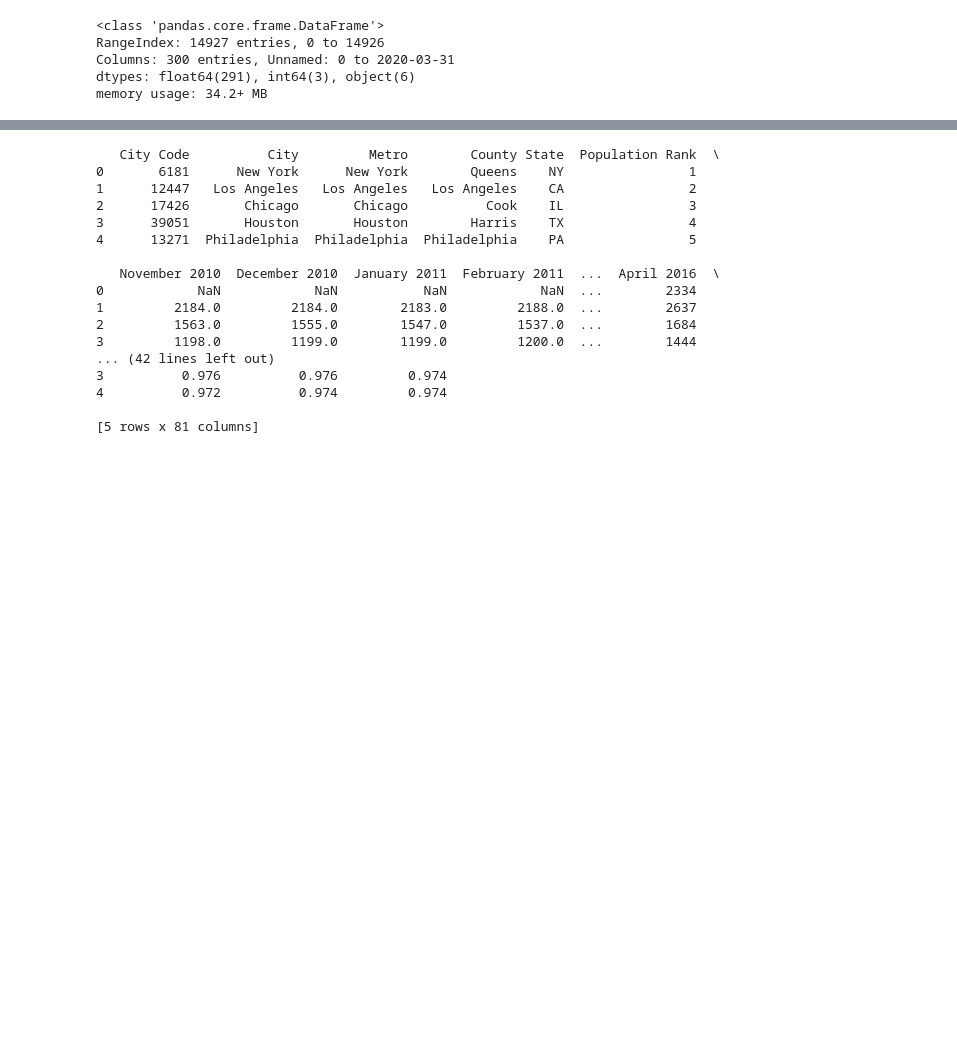
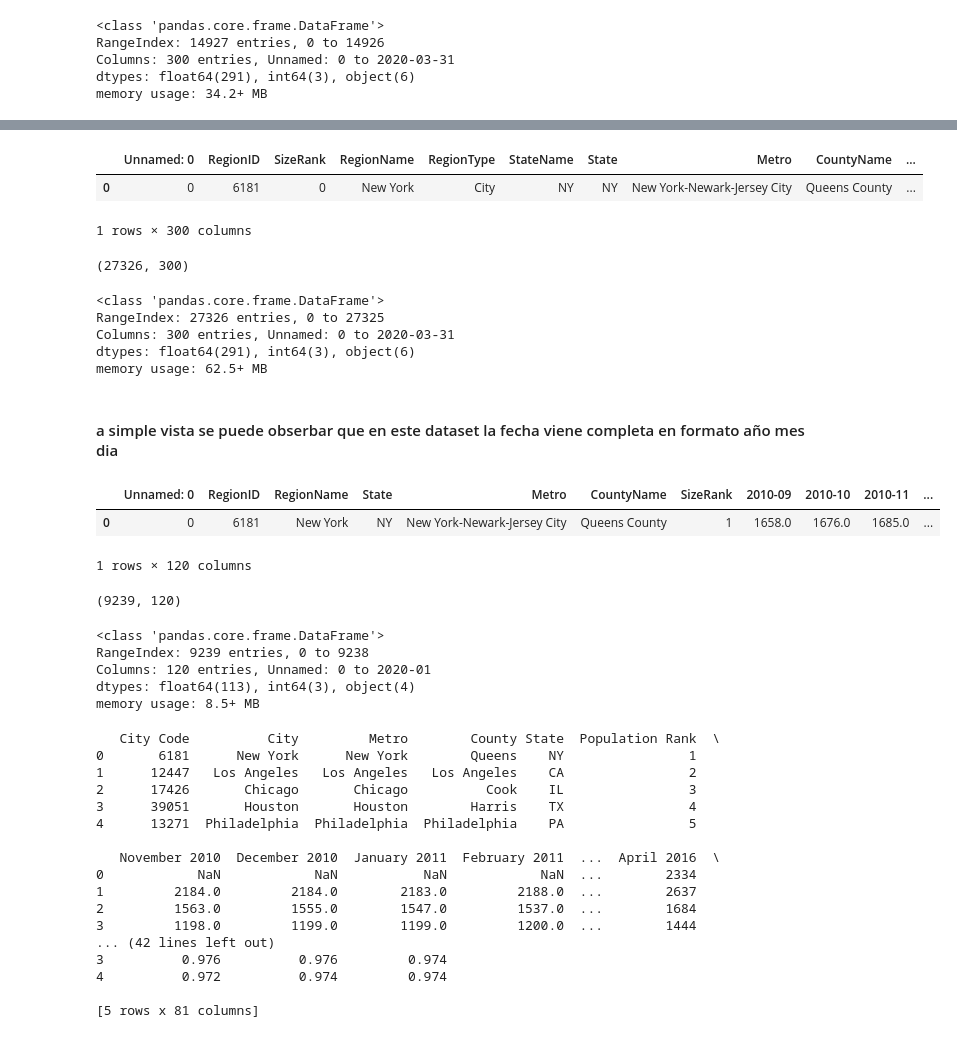
Before and after one commit to bparedes21/Proyecto-Grupal, a Jupyter notebook: EDA-ETL.ipynb, the cells around one changed output, grey strips where cells are left out. Cells and saved outputs as stored; diff of their text form; code cells hidden in the pictures; blank space fills up the shorter version.

```diff
--- a/ETL_4.ipynb
+++ b/EDA-ETL.ipynb
@@ -160,3 +237,43 @@ memory usage: 34.2+ MB
+# %%
+City_Zhvi_SingleFamilyResidence.head(1)
+# %% [output]
+|  | Unnamed: 0 | RegionID | SizeRank | RegionName | RegionType | StateName | State | Metro | CountyName | ... |
+| 0 | 0 | 6181 | 0 | New York | City | NY | NY | New York-Newark-Jersey City | Queens County | ... |
+1 rows × 300 columns
+# %%
+City_Zhvi_SingleFamilyResidence.shape
+# %% [output]
+(27326, 300)
+# %%
+City_Zhvi_SingleFamilyResidence.info()
+# %% [output]
+<class 'pandas.core.frame.DataFrame'>
+RangeIndex: 27326 entries, 0 to 27325
+Columns: 300 entries, Unnamed: 0 to 2020-03-31
+dtypes: float64(291), int64(3), object(6)
+memory usage: 62.5+ MB
+# %% [markdown]
+#### a simple vista se puede obserbar que en este dataset la fecha viene completa en formato año mes dia
+# %%
+City_Zri_AllHomesPlusMultifamily=pd.read_csv(r'C:\Users\ROXI\OneDrive\Escritorio\grupal\Proyecto-Grupal\Zillow House Price Data\City_Zri_AllHomesPlusMultifamily.csv')
+# %%
+City_Zri_AllHomesPlusMultifamily.head(1)
+# %% [output]
+|  | Unnamed: 0 | RegionID | RegionName | State | Metro | CountyName | SizeRank | 2010-09 | 2010-10 | 2010-11 | ... |
+| 0 | 0 | 6181 | New York | NY | New York-Newark-Jersey City | Queens County | 1 | 1658.0 | 1676.0 | 1685.0 | ... |
+1 rows × 120 columns
+# %%
+City_Zri_AllHomesPlusMultifamily.shape
+# %% [output]
+(9239, 120)
+# %%
+City_Zri_AllHomesPlusMultifamily.info()
+# %% [output]
+<class 'pandas.core.frame.DataFrame'>
+RangeIndex: 9239 entries, 0 to 9238
+Columns: 120 entries, Unnamed: 0 to 2020-01
+dtypes: float64(113), int64(3), object(4)
+memory usage: 8.5+ MB
 # %%
 csv_files = glob.glob('*.csv')
 lista_data = []
```
Also changed, not shown: parts of 27 cells of this notebook, 2 other files.
